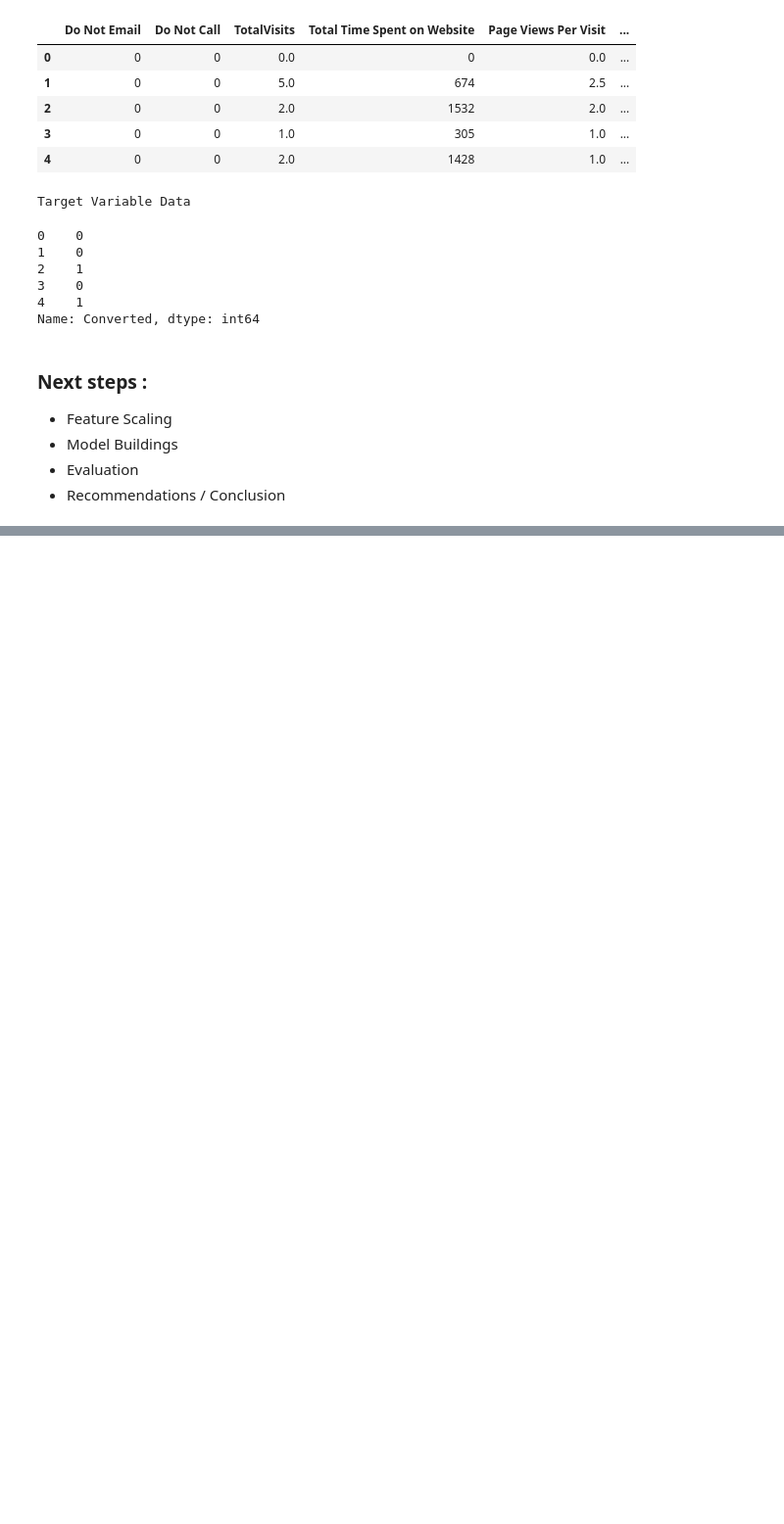
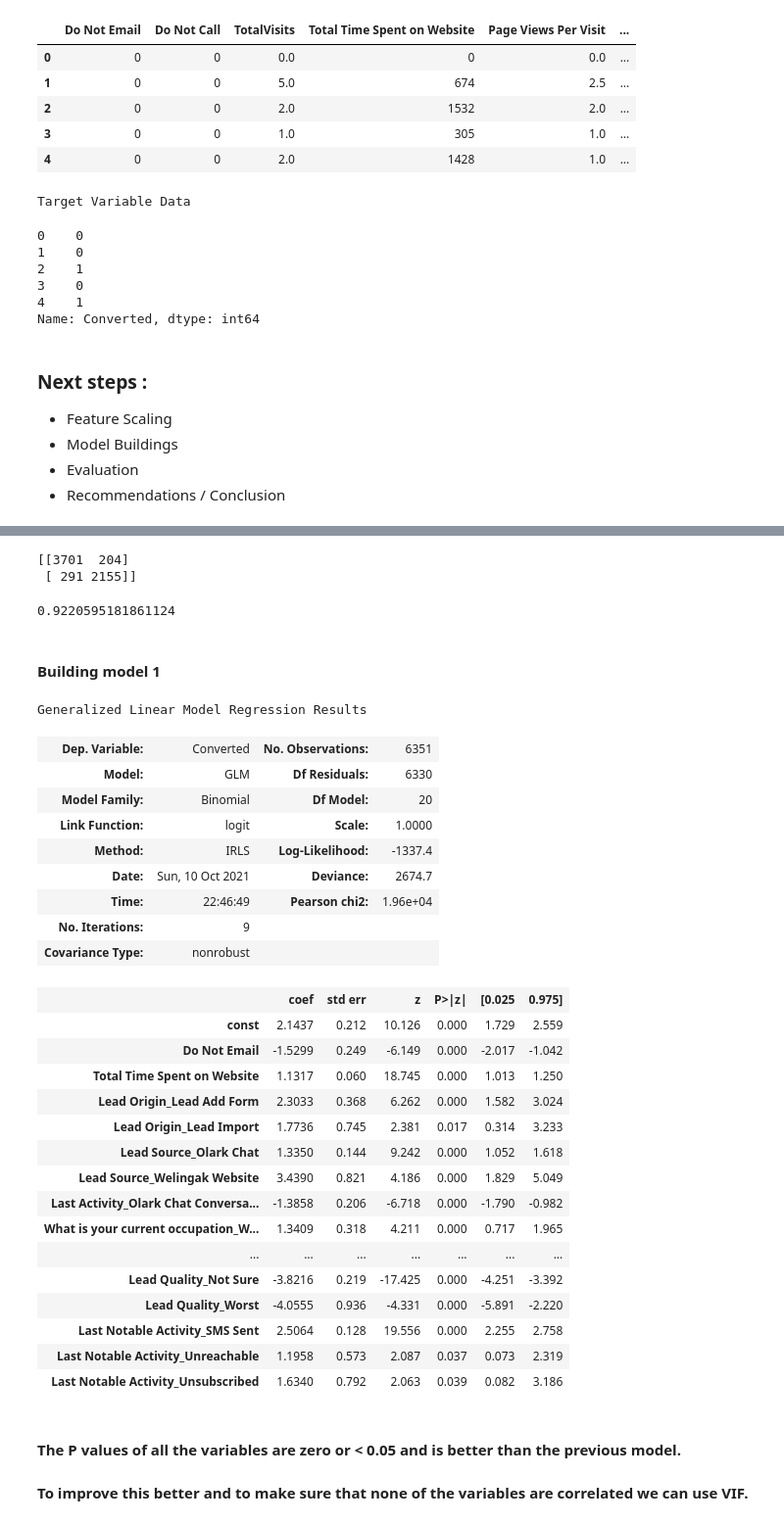
Before and after one commit to vivekvresearch/lead_scoring_VV_TA, a Jupyter notebook: Lead_scoring_case_VV_TA.ipynb, the cells around one changed output, grey strips where cells are left out. Shown at 98% size. Saved outputs shown, nothing was run; the diff lists cells and outputs as text; code cells hidden in the pictures; blank space fills up the shorter version.

```diff
--- a/Lead_scoring_case_VV_TA.ipynb
+++ b/Lead_scoring_case_VV_TA.ipynb
@@ -1304,0 +1590,7 @@ X_train, X_test, y_train, y_test = train_test_split(X, y, train_size=0.7, test_s
+# %%
+# Confusion matrix
+confusion = metrics.confusion_matrix(y_train_pred_final.Converted, y_train_pred_final.predicted_temp )
+print(confusion)
+# %% [output]
+[[3701  204]
+ [ 291 2155]]
@@ -1304,0 +1602,45 @@ X_train, X_test, y_train, y_test = train_test_split(X, y, train_size=0.7, test_s
+# %%
+# Let's check the overall accuracy.
+print(metrics.accuracy_score(y_train_pred_final.Converted, y_train_pred_final.predicted_temp))
+# %% [output]
+0.9220595181861124
+# %% [markdown]
+#### Building model 1
+# %%
+#BUILDING MODEL #1
+
+X_train_sm = sm.add_constant(X_train[col])
+logm2 = sm.GLM(y_train,X_train_sm, family = sm.families.Binomial())
+res1 = logm2.fit()
+res1.summary()
+# %% [output]
+Generalized Linear Model Regression Results
+| Dep. Variable: | Converted | No. Observations: | 6351 |
+| Model: | GLM | Df Residuals: | 6330 |
+| Model Family: | Binomial | Df Model: | 20 |
+| Link Function: | logit | Scale: | 1.0000 |
+| Method: | IRLS | Log-Likelihood: | -1337.4 |
+| Date: | Sun, 10 Oct 2021 | Deviance: | 2674.7 |
+| Time: | 22:46:49 | Pearson chi2: | 1.96e+04 |
+| No. Iterations: | 9 |  |  |
+| Covariance Type: | nonrobust |  |  |
+|  | coef | std err | z | P>|z| | [0.025 | 0.975] |
+| const | 2.1437 | 0.212 | 10.126 | 0.000 | 1.729 | 2.559 |
+| Do Not Email | -1.5299 | 0.249 | -6.149 | 0.000 | -2.017 | -1.042 |
+| Total Time Spent on Website | 1.1317 | 0.060 | 18.745 | 0.000 | 1.013 | 1.250 |
+| Lead Origin_Lead Add Form | 2.3033 | 0.368 | 6.262 | 0.000 | 1.582 | 3.024 |
+| Lead Origin_Lead Import | 1.7736 | 0.745 | 2.381 | 0.017 | 0.314 | 3.233 |
+| Lead Source_Olark Chat | 1.3350 | 0.144 | 9.242 | 0.000 | 1.052 | 1.618 |
+| Lead Source_Welingak Website | 3.4390 | 0.821 | 4.186 | 0.000 | 1.829 | 5.049 |
+| Last Activity_Olark Chat Conversa... | -1.3858 | 0.206 | -6.718 | 0.000 | -1.790 | -0.982 |
+| What is your current occupation_W... | 1.3409 | 0.318 | 4.211 | 0.000 | 0.717 | 1.965 |
+| ... | ... | ... | ... | ... | ... | ... |
+| Lead Quality_Not Sure | -3.8216 | 0.219 | -17.425 | 0.000 | -4.251 | -3.392 |
+| Lead Quality_Worst | -4.0555 | 0.936 | -4.331 | 0.000 | -5.891 | -2.220 |
+| Last Notable Activity_SMS Sent | 2.5064 | 0.128 | 19.556 | 0.000 | 2.255 | 2.758 |
+| Last Notable Activity_Unreachable | 1.1958 | 0.573 | 2.087 | 0.037 | 0.073 | 2.319 |
+| Last Notable Activity_Unsubscribed | 1.6340 | 0.792 | 2.063 | 0.039 | 0.082 | 3.186 |
+# %% [markdown]
+#### The P values of all the variables are zero or < 0.05 and is better than the previous model.
+
+#### To improve this better and to make sure that none of the variables are correlated we can use VIF.
```
Also changed, not shown: parts of 60 cells of this notebook.
